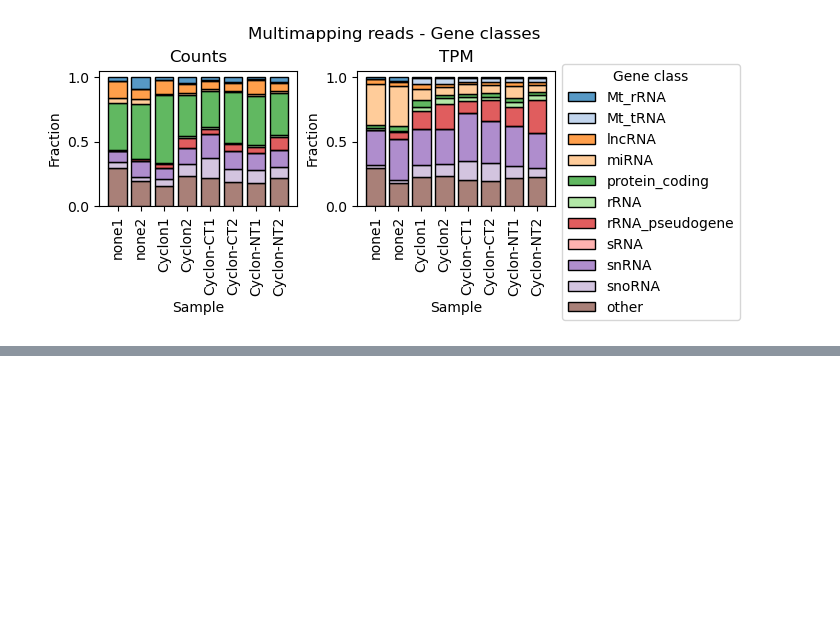
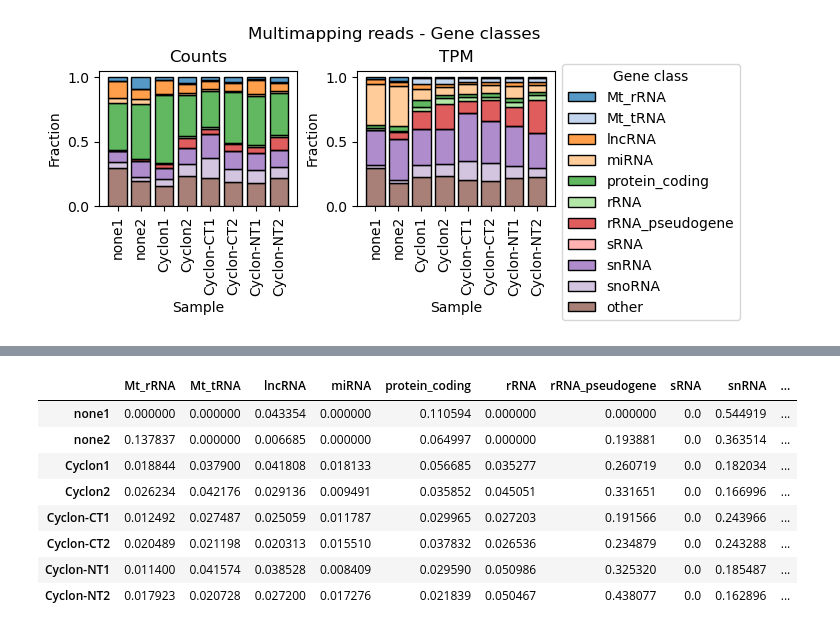
Before and after one commit to TurowskiLab/example-trxtools-Cyclon, a Jupyter notebook: analysis/00_read_classes.ipynb, the cells around one changed output, grey strips where cells are left out. Saved outputs shown, nothing was run; the diff lists cells and outputs as text; code cells hidden in the pictures; blank space fills up the shorter version.

```diff
--- a/analysis/00_read_classes.ipynb
+++ b/analysis/00_read_classes.ipynb
@@ -208 +208,13 @@ Text(0.5, 1.0, 'Gene classes - uniquely mapped reads [TPM]')
 [figure]
+# %%
+bar_uniq_tpm_plot
+# %% [output]
+|  | Mt_rRNA | Mt_tRNA | lncRNA | miRNA | protein_coding | rRNA | rRNA_pseudogene | sRNA | snRNA | ... |
+| none1 | 0.000000 | 0.000000 | 0.043354 | 0.000000 | 0.110594 | 0.000000 | 0.000000 | 0.0 | 0.544919 | ... |
+| none2 | 0.137837 | 0.000000 | 0.006685 | 0.000000 | 0.064997 | 0.000000 | 0.193881 | 0.0 | 0.363514 | ... |
+| Cyclon1 | 0.018844 | 0.037900 | 0.041808 | 0.018133 | 0.056685 | 0.035277 | 0.260719 | 0.0 | 0.182034 | ... |
+| Cyclon2 | 0.026234 | 0.042176 | 0.029136 | 0.009491 | 0.035852 | 0.045051 | 0.331651 | 0.0 | 0.166996 | ... |
+| Cyclon-CT1 | 0.012492 | 0.027487 | 0.025059 | 0.011787 | 0.029965 | 0.027203 | 0.191566 | 0.0 | 0.243966 | ... |
+| Cyclon-CT2 | 0.020489 | 0.021198 | 0.020313 | 0.015510 | 0.037832 | 0.026536 | 0.234879 | 0.0 | 0.243288 | ... |
+| Cyclon-NT1 | 0.011400 | 0.041574 | 0.038528 | 0.008409 | 0.029590 | 0.050986 | 0.325320 | 0.0 | 0.185487 | ... |
+| Cyclon-NT2 | 0.017923 | 0.020728 | 0.027200 | 0.017276 | 0.021839 | 0.050467 | 0.438077 | 0.0 | 0.162896 | ... |
```
Also changed, not shown: parts of 3 cells of this notebook, 4 other files.
